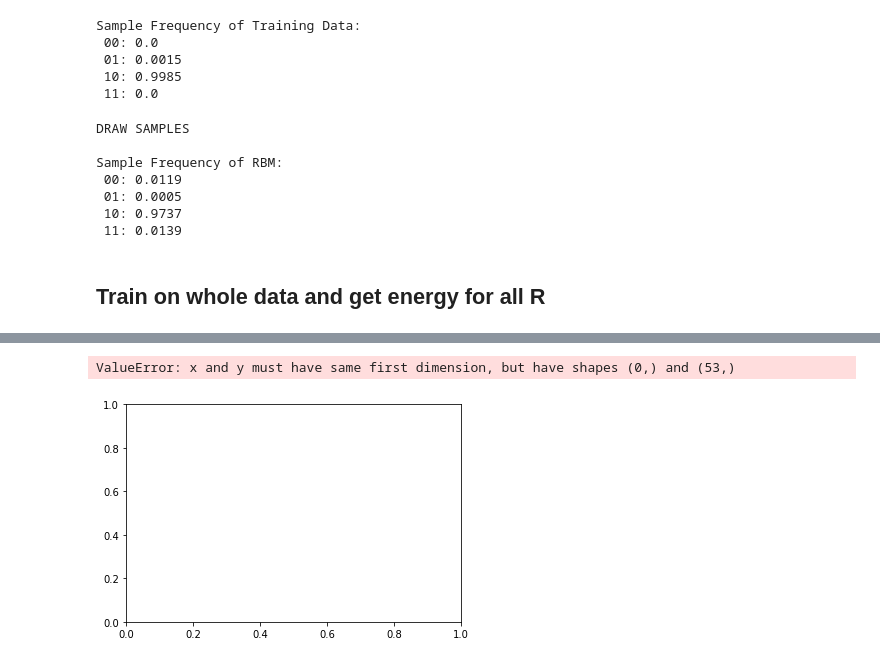
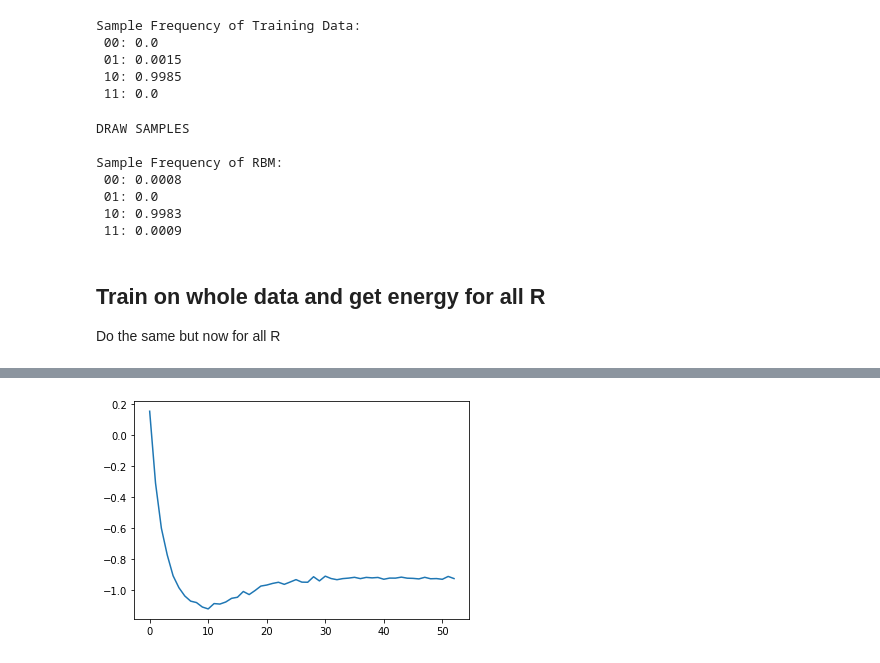
Before and after one commit to CDL-Quantum/CohortProject_2020, a Jupyter notebook: Project_1_RBM_and_Tomography/RBM_train_on_H2_data_SOLUTION.ipynb, the cells around one changed output, grey strips where cells are left out. Drawn from its saved outputs; the diff is of its cells as text; code cells hidden in the pictures.

```diff
--- a/Project_1_RBM_and_Tomography/RBM_train_on_H2_data.ipynb
+++ b/Project_1_RBM_and_Tomography/RBM_train_on_H2_data_SOLUTION.ipynb
@@ -16,6 +16,6 @@ wvfct = np.loadtxt(folder + filename_wvfct)
 
 The coefficients are from https://arxiv.org/pdf/1512.06860.pdf from the appendix
 # %%
-coeff = np.loadtxt("H2_coefficients.txt")
+coeff = np.loadtxt(folder + "H2_coefficients.txt")
 # %% [markdown]
 ### Find frequency / probability of all measurements
@@ -66,4 +71,4 @@ print(Z0(freq))
 def energy(samples, coeff):
     f = find_sample_frequency(samples)
     c1, c2, c3, c4, c5, c6 = coeff[1:-1]
-    return c1*one(f) + c2*Z0(f) + c3*Z1(f) + c4*Z0Z1(f) - c5*X0X1(f) - c5*Y0Y1(f)
+    return c1*one(f) + c2*Z0(f) + c3*Z1(f) + c4*Z0Z1(f) - c5*X0X1(f) - c6*Y0Y1(f)
@@ -202,12 +211,14 @@ print("Sample Frequency of RBM: \n 00: {} \n 01: {} \n 10: {} \n 11: {}".format(
 DRAW SAMPLES
 
 Sample Frequency of RBM:
- 00: 0.0119
- 01: 0.0005
- 10: 0.9737
- 11: 0.0139
+ 00: 0.0008
+ 01: 0.0
+ 10: 0.9983
+ 11: 0.0009
 # %% [markdown]
 ## Train on whole data and get energy for all R
+
+Do the same but now for all R
 # %%
 nr_samples = 1000 # Samples for each R to calculate energy
 batch_size = 128
@@ -279,8 +290,7 @@ Sample Frequency of RBM:
  10: 0.5573
  11: 0.0
 # %%
-plt.plot(x_axis, energies)
+plt.plot(energies)
 plt.show()
 # %% [output]
-ValueError: x and y must have same first dimension, but have shapes (0,) and (53,)
-[figure, old version]
+[figure, new version]
```
Also changed, not shown: parts of 13 cells of this notebook, 2 other files.
